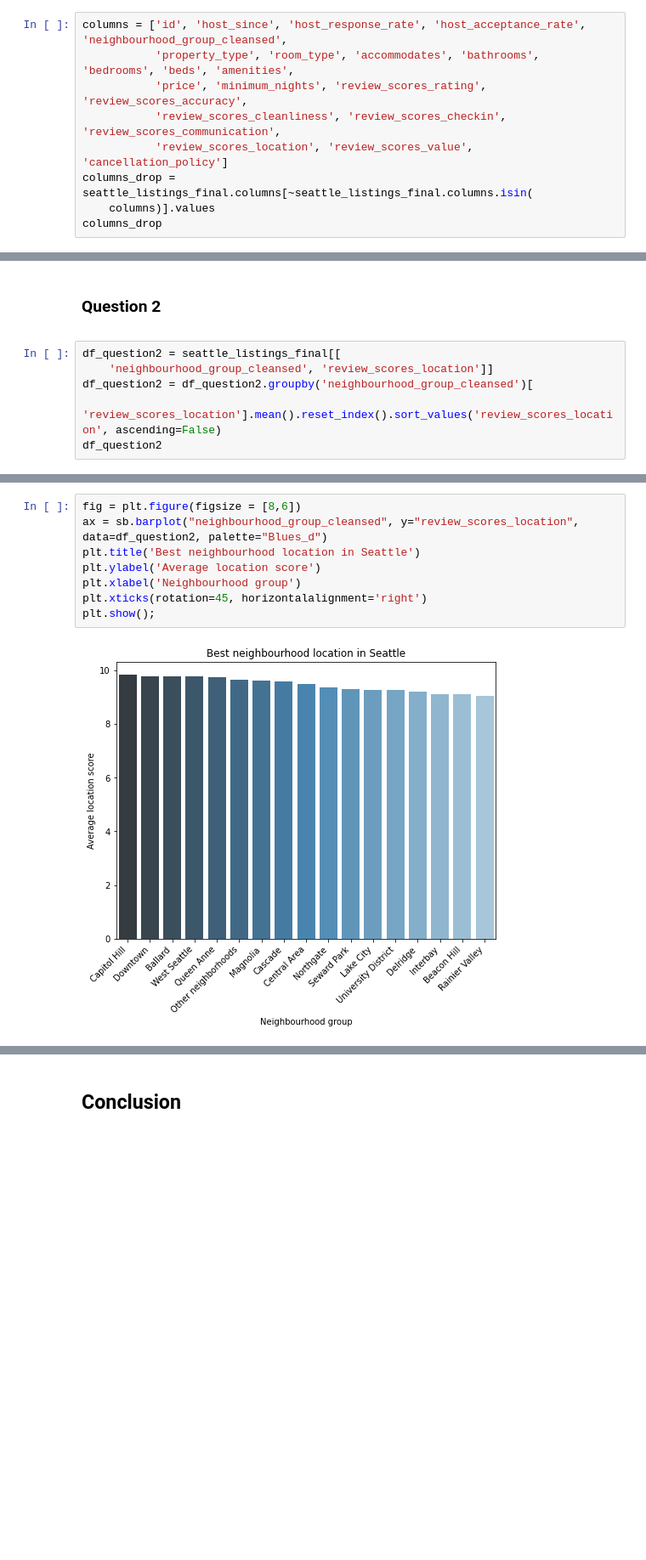
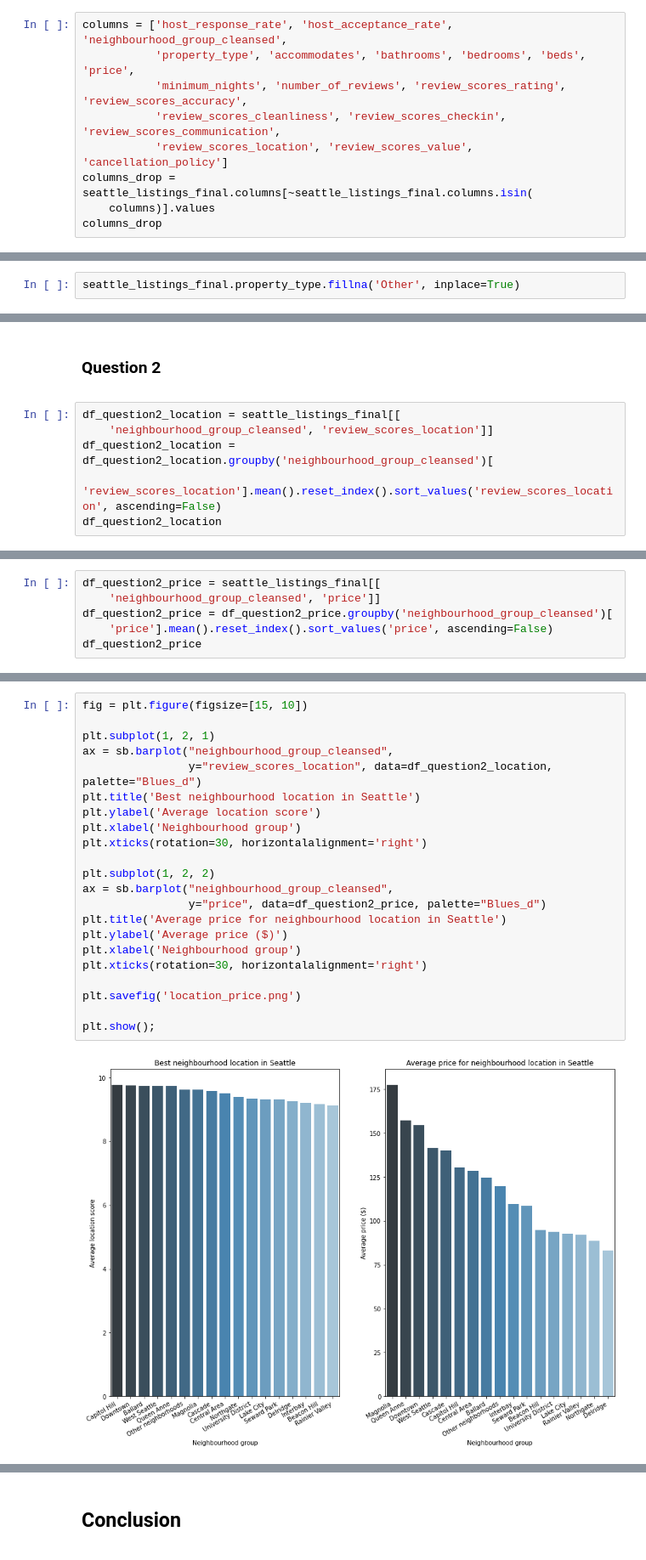
Before and after one commit to rodrigodalamangas/data-science-blog-udacity, a Jupyter notebook: data_analysis.ipynb, the cells around one changed output, grey strips where cells are left out. Shown at 85% size. Saved outputs shown, nothing was run; the diff lists cells and outputs as text; blank space fills up the shorter version.

```diff
--- a/data_analysis.ipynb
+++ b/data_analysis.ipynb
@@ -235,9 +235,9 @@ seattle_calendar_final.head()
 # %%
 seattle_listings_final = seattle_listings.copy()
 # %%
-columns = ['id', 'host_since', 'host_response_rate', 'host_acceptance_rate', 'neighbourhood_group_cleansed',
-           'property_type', 'room_type', 'accommodates', 'bathrooms', 'bedrooms', 'beds', 'amenities',
-           'price', 'minimum_nights', 'review_scores_rating', 'review_scores_accuracy',
+columns = ['host_response_rate', 'host_acceptance_rate', 'neighbourhood_group_cleansed',
+           'property_type', 'accommodates', 'bathrooms', 'bedrooms', 'beds', 'price',
+           'minimum_nights', 'number_of_reviews', 'review_scores_rating', 'review_scores_accuracy',
            'review_scores_cleanliness', 'review_scores_checkin', 'review_scores_communication',
            'review_scores_location', 'review_scores_value', 'cancellation_policy']
 columns_drop = seattle_listings_final.columns[~seattle_listings_final.columns.isin(
@@ -273,3 +273,5 @@ seattle_listings_final['host_response_rate'] = pd.to_numeric(
     seattle_listings_final['host_response_rate'].str.replace(r"[%]", ""))
 seattle_listings_final['host_acceptance_rate'] = pd.to_numeric(
     seattle_listings_final['host_acceptance_rate'].str.replace(r"[%]", ""))
+# %%
+seattle_listings_final.property_type.fillna('Other', inplace=True)
@@ -370,10 +391,10 @@ plt.show()
 ### Question 2 <a class="anchor" id=""></a>
 >
 # %%
-df_question2 = seattle_listings_final[[
+df_question2_location = seattle_listings_final[[
     'neighbourhood_group_cleansed', 'review_scores_location']]
-df_question2 = df_question2.groupby('neighbourhood_group_cleansed')[
+df_question2_location = df_question2_location.groupby('neighbourhood_group_cleansed')[
     'review_scores_location'].mean().reset_index().sort_values('review_scores_location', ascending=False)
-df_question2
+df_question2_location
 # %% [output]
 |  | neighbourhood_group_cleansed | review_scores_location |
@@ -396,0 +418,6 @@ df_question2
+# %%
+df_question2_price = seattle_listings_final[[
+    'neighbourhood_group_cleansed', 'price']]
+df_question2_price = df_question2_price.groupby('neighbourhood_group_cleansed')[
+    'price'].mean().reset_index().sort_values('price', ascending=False)
+df_question2_price
@@ -397,10 +443,24 @@ df_question2
 # %%
-fig = plt.figure(figsize = [8,6])
-ax = sb.barplot("neighbourhood_group_cleansed", y="review_scores_location", data=df_question2, palette="Blues_d")
+fig = plt.figure(figsize=[15, 10])
+
+plt.subplot(1, 2, 1)
+ax = sb.barplot("neighbourhood_group_cleansed",
+                y="review_scores_location", data=df_question2_location, palette="Blues_d")
 plt.title('Best neighbourhood location in Seattle')
 plt.ylabel('Average location score')
 plt.xlabel('Neighbourhood group')
-plt.xticks(rotation=45, horizontalalignment='right')
+plt.xticks(rotation=30, horizontalalignment='right')
+
+plt.subplot(1, 2, 2)
+ax = sb.barplot("neighbourhood_group_cleansed",
+                y="price", data=df_question2_price, palette="Blues_d")
+plt.title('Average price for neighbourhood location in Seattle')
+plt.ylabel('Average price ($)')
+plt.xlabel('Neighbourhood group')
+plt.xticks(rotation=30, horizontalalignment='right')
+
+plt.savefig('location_price.png')
+
 plt.show();
 # %% [output]
-[figure, old version]
+[figure, new version]
```
Also changed, not shown: parts of 13 cells of this notebook, 1 other file.
